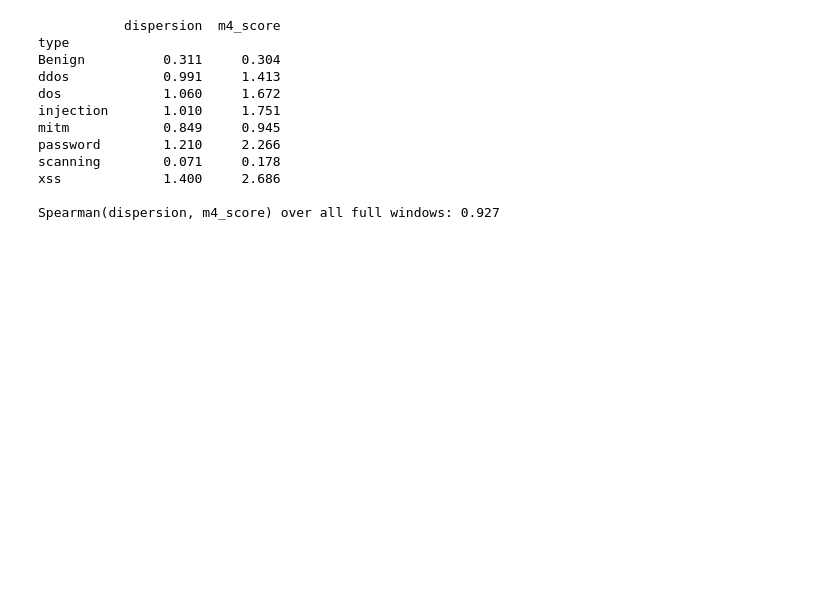
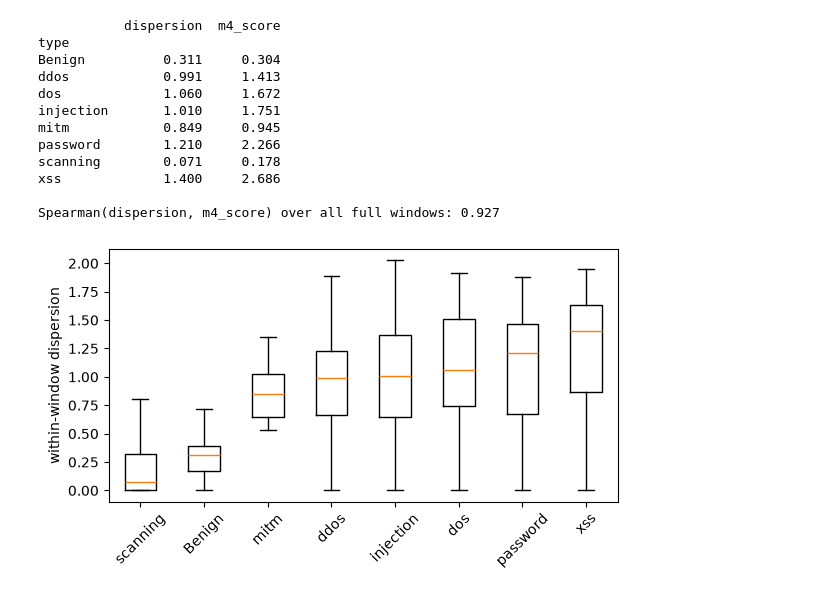
Before and after one commit to NasserHossam/nids-tcn-evt, a Jupyter notebook: notebooks/13_scanning_check.ipynb, the cells around one changed output. Cells and saved outputs as stored; diff of their text form; code cells hidden in the pictures; blank space fills up the shorter version.

Commit message:
Add remaining notebooks, figures and result files

```diff
--- a/notebooks/13_scanning_check.ipynb
+++ b/notebooks/13_scanning_check.ipynb
@@ -36,3 +36,25 @@ scanning        0.071     0.178
 xss             1.400     2.686
 
 Spearman(dispersion, m4_score) over all full windows: 0.927
+# %%
+import sys
+from pathlib import Path
+import numpy as np, pandas as pd, matplotlib.pyplot as plt
+
+ROOT = Path.cwd().parent
+sys.path.insert(0, str(ROOT))
+from src.pipeline import DATA
+
+z = np.load(DATA / "windows" / "tune.npz", allow_pickle=True)
+X, V, typ = z["X"], z["mask"], z["attack_type"].astype(str)
+full = V.all(1)                                       # windows with all 16 flows
+df = pd.DataFrame({"type": typ[full], "dispersion": X[full].std(axis=1).mean(axis=1)})
+
+(ROOT / "report" / "figures").mkdir(parents=True, exist_ok=True)
+order = df.groupby("type")["dispersion"].median().sort_values().index
+fig, ax = plt.subplots(figsize=(6, 3.5))
+ax.boxplot([df[df["type"] == t]["dispersion"] for t in order], tick_labels=order, showfliers=False)
+ax.set_ylabel("within-window dispersion"); plt.xticks(rotation=45)
+fig.tight_layout(); fig.savefig(ROOT / "report" / "figures" / "fig3_dispersion.png", dpi=200)
+# %% [output]
+[figure, added]
```
Also changed, not shown: 9 other files.
